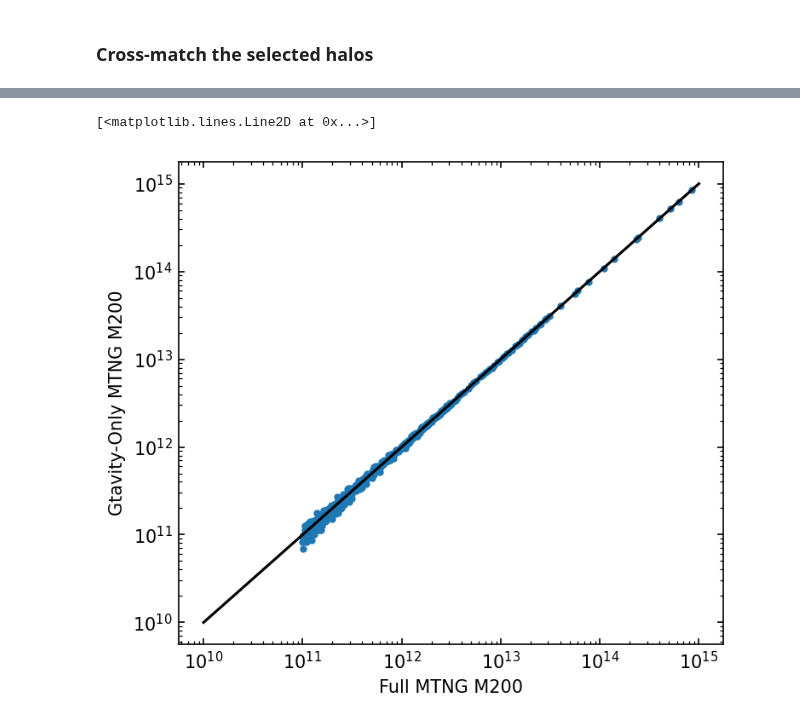
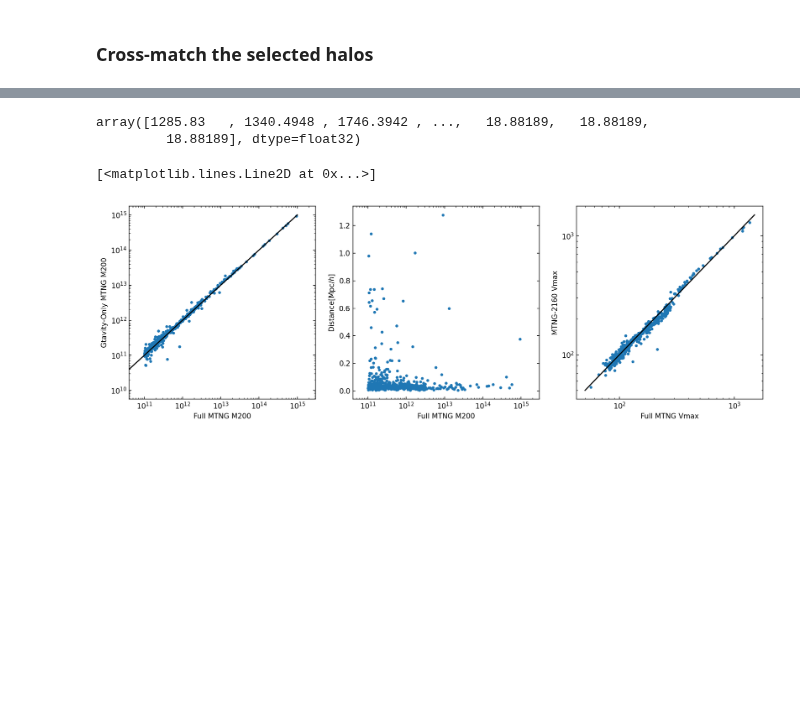
Before and after one commit to fgmaion/MTNG-resims, a Jupyter notebook: Notebooks/estimate_halo_number_DM-MTNG.ipynb, the cells around one changed output, grey strips where cells are left out. Saved outputs shown, nothing was run; the diff lists cells and outputs as text; code cells hidden in the pictures; blank space fills up the shorter version.

Commit message:
Important changes and definitive halo selections for runs.  Great improvement on cross-matching

```diff
--- a/Notebooks/estimate_halo_number_DM-MTNG.ipynb
+++ b/Notebooks/estimate_halo_number_DM-MTNG.ipynb
@@ -60,3 +60,4 @@ mtng_dm = bacco.Simulation(basedir=basedir, halo_file="groups_265/fof_subhalo_ta
 # %%
 mtng = bacco.utils.load_MTNG(adr="/cosmos_storage/simulations/MTNG/", snap=264)
+mtng.fof['halo_pos'][:,0] = ( mtng.fof['halo_pos'][:,0] - 125 ) % 500
 # %% [output]
@@ -413,0 +458,5 @@ dist, ind = kdt.query(X1, k=1)
+# %%
+mtng.sub['vmax'][mtng.fof['halo_firstsub']]
+# %% [output]
+array([1285.83   , 1340.4948 , 1746.3942 , ...,   18.88189,   18.88189,
+         18.88189], dtype=float32)
@@ -414,16 +472,64 @@ dist, ind = kdt.query(X1, k=1)
+# %%
+def metric(m1,m2,x1,x2,v1,v2,a,b,c):
+
+    d_x = np.sqrt(np.sum((x1[...,np.newaxis]-x2)**2, axis=0))
+    d_m = np.abs(np.log10(m1[...,np.newaxis]/m2))
+    d_v = np.abs(v1[...,np.newaxis]-v2)
+
+    return d_x**a + d_m**b + d_v**c
+# %%
+d = metric(M1,M2,pos1,pos2,vmax_1,vmax_2,2,0.3,0.3)
+# %%
+xmatch = np.zeros(len(M1), dtype=int)
+dmatch = np.zeros(len(M1))
+
+for i in range(len(M1)):
+    xmatch[i] = ind[i,np.where(d[i]==d[i].min())[0][0]]
+    dmatch[i] = dist[i,np.where(d[i]==d[i].min())[0][0]]
 # %%
-fig, ax = plt.subplots(dpi=150, figsize=(5.5,5))
+fig, ax = plt.subplots(1, 3, dpi=150, figsize=(16,5))
 
-ax.set_xscale('log')
-ax.set_yscale('log')
+ax[0].set_xscale('log')
+ax[0].set_yscale('log')
 
-for i in range(ind.shape[0]):
-    ax.plot(1e10*mtng.fof['halo_m200b'][presel][final_sel][i], 1e10*mtng_dm.fof['halo_m200b'][ind[i]], marker='o', color='C0', ms=3)
+ratio = np.zeros(xmatch.shape)
+for i in range(xmatch.shape[0]):
+    ratio[i] = mtng.fof['halo_m200b'][final_sel][i] / mtng_dm.fof['halo_m200b'][xmatch[i]]
+    ax[0].plot(1e10*mtng.fof['halo_m200b'][final_sel][i], 1e10*mtng_dm.fof['halo_m200b'][xmatch[i]], marker='o', color='C0', ms=3)
 
-ax.set_xlabel('Full MTNG M200')
-ax.set_ylabel('Gtavity-Only MTNG M200')
+ax[0].set_xlabel('Full MTNG M200')
+ax[0].set_ylabel('Gtavity-Only MTNG M200')
 
-ax.plot(np.logspace(10,15,10), np.logspace(10,15,10), color='k')
+ax[0].plot(np.logspace(10,15,10), np.logspace(10,15,10), color='k')
+
+ax[0].set_xlim(4e10,3e15)
+
+#
+
+ax[1].set_xscale('log')
+
+ax[1].set_xlabel('Full MTNG M200')
+ax[1].set_ylabel('Distance$[$Mpc$/h]$')
+
+for i in range(dmatch.shape[0]):
+    ax[1].plot(1e10*mtng.fof['halo_m200b'][final_sel][i], dmatch[i], marker='o', color='C0', ms=3)
+
+ax[1].set_xlim(4e10,3e15)
+
+#
+
+ax[2].set_xscale('log')
+ax[2].set_yscale('log')
+
+ax[2].set_xlabel('Full MTNG Vmax')
+ax[2].set_ylabel('MTNG-2160 Vmax')
+
+for i in range(dmatch.shape[0]):
+    ax[2].plot(mtng.sub['vmax'][mtng.fof['halo_firstsub'][final_sel][i]], mtng_dm.sub['vmax'][mtng_dm.fof['halo_firstsub'][xmatch[i]]], marker='o', color='C0', ms=3)
+
+ax[2].plot(np.linspace(50,1500,100), np.linspace(50,1500,100), color='k')
+
+#ax[2].set_xlim(4e10,3e15)
 # %% [output]
 [<matplotlib.lines.Line2D at 0x...>]
-[figure, old version]
+[figure, new version]
```
Also changed, not shown: parts of 32 cells of this notebook.
